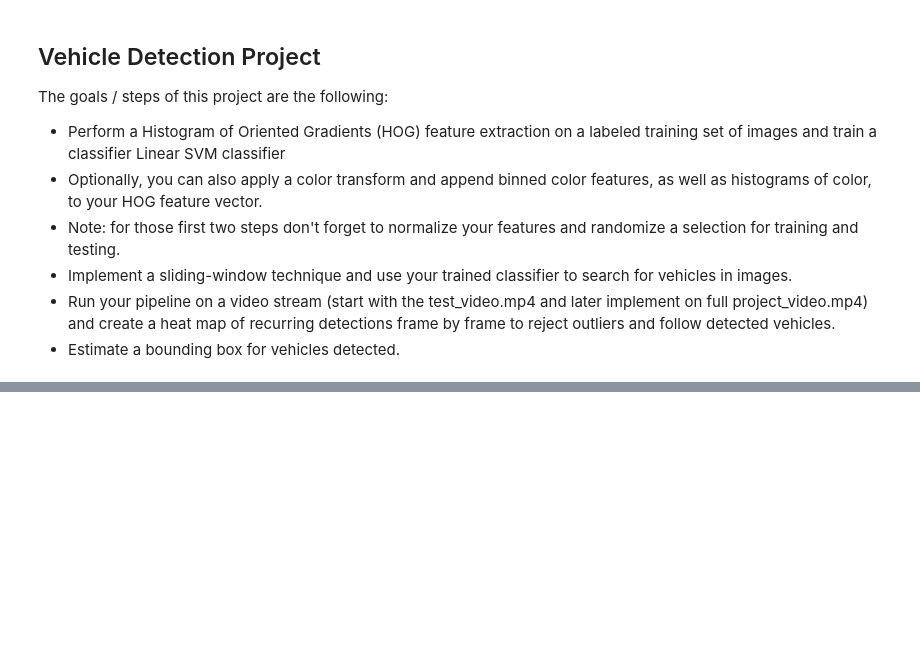
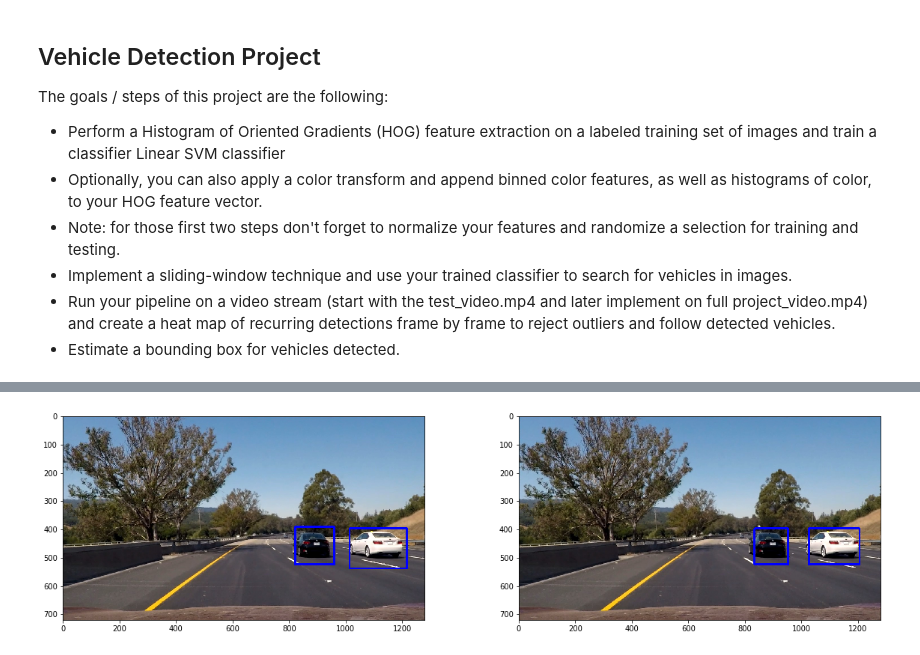
Before and after one commit to jocmom/CarND-Vehicle-Detection, a Jupyter notebook: P5.ipynb, the cells around one changed output, grey strips where cells are left out. Saved outputs shown, nothing was run; the diff lists cells and outputs as text; code cells hidden in the pictures; blank space fills up the shorter version.

```diff
--- a/P5.ipynb
+++ b/P5.ipynb
@@ -174,0 +215,15 @@ TypeError: slice indices must be integers or None or have an __index__ method
+# %%
+def process_image(image):
+    draw_image = np.copy(image)
+    hot_boxes = []
+    for scale in np.arange(1., 2.5, 0.25):
+        out_img, boxes = find_cars(image, y_start_stop[0], y_start_stop[1], scale, \
+                                     svc, X_scaler, orient, pix_per_cell, cell_per_block, spatial_size, hist_bins)
+        hot_boxes += boxes
+    car_boxes = Box(image, hot_boxes)
+    return car_boxes.draw_final(draw_image)
+
+box_img = process_image(image)
+plot_compare_images([heat_img], [box_img])
+# %% [output]
+[figure, added]
```
Also changed, not shown: parts of 9 cells of this notebook, 2 other files.
